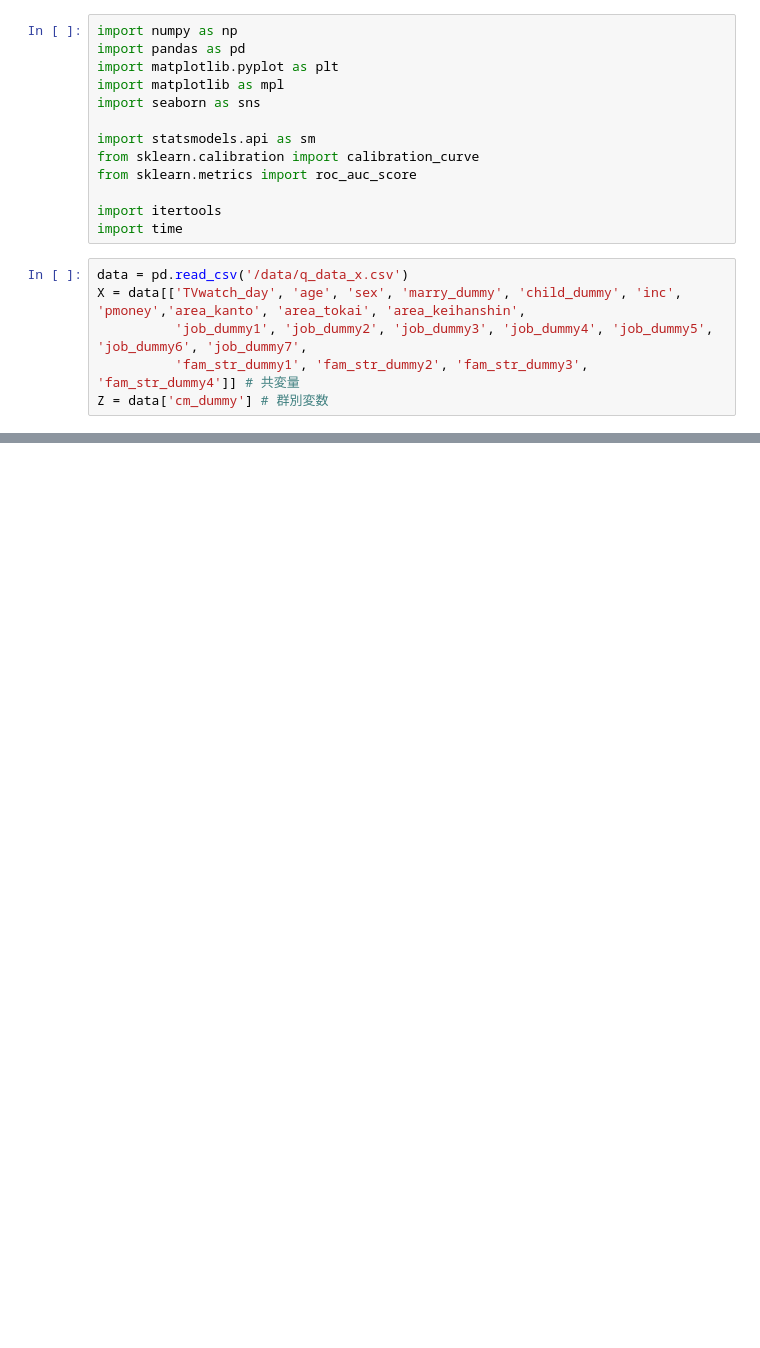
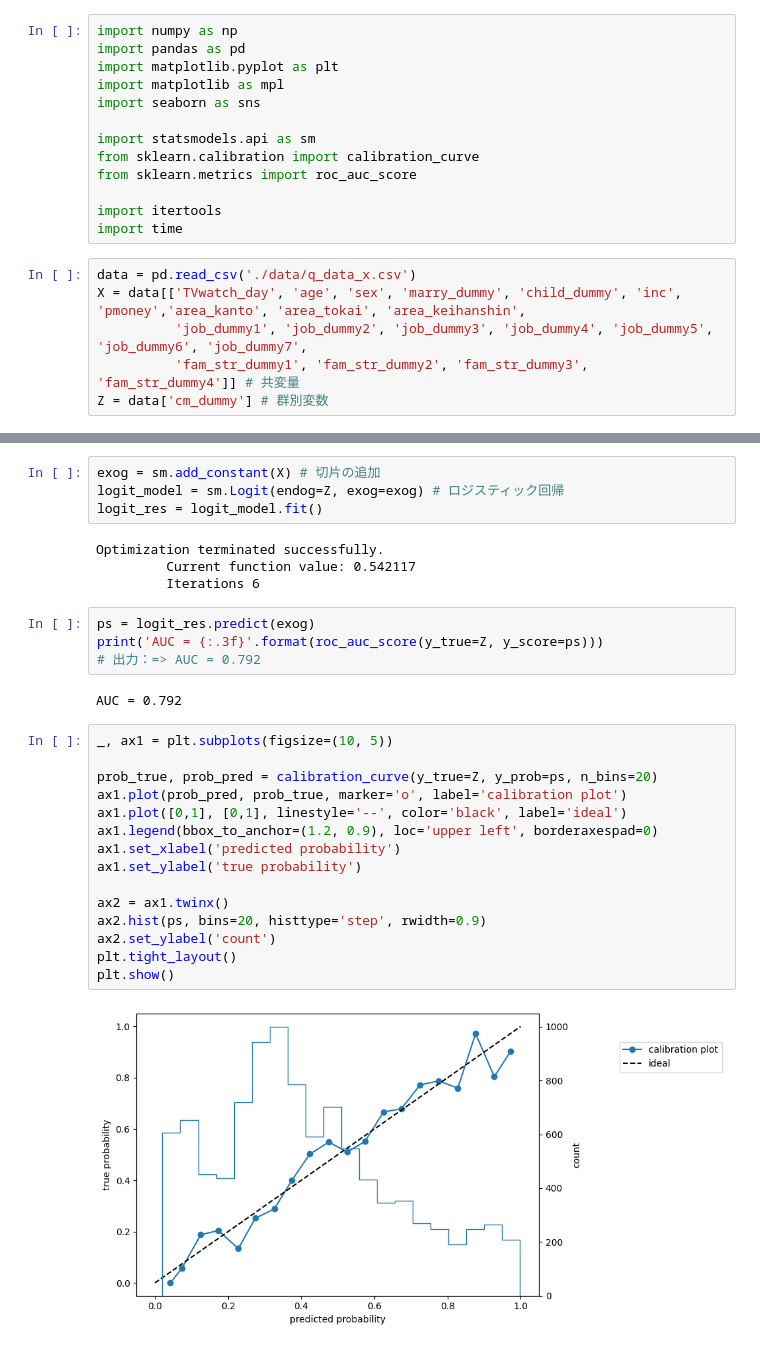
Before and after one commit to uehiratakumu/VScode, a Jupyter notebook: M3_intern/cm.ipynb, the cells around one changed output, grey strips where cells are left out. Cells and saved outputs as stored; diff of their text form; blank space fills up the shorter version.

```diff
--- a/M3_intern/cm.ipynb
+++ b/M3_intern/cm.ipynb
@@ -12,7 +12,7 @@ from sklearn.metrics import roc_auc_score
 import itertools
 import time
 # %%
-data = pd.read_csv('/data/q_data_x.csv')
+data = pd.read_csv('./data/q_data_x.csv')
 X = data[['TVwatch_day', 'age', 'sex', 'marry_dummy', 'child_dummy', 'inc', 'pmoney','area_kanto', 'area_tokai', 'area_keihanshin',
           'job_dummy1', 'job_dummy2', 'job_dummy3', 'job_dummy4', 'job_dummy5', 'job_dummy6', 'job_dummy7',
           'fam_str_dummy1', 'fam_str_dummy2', 'fam_str_dummy3', 'fam_str_dummy4']] # 共変量
@@ -21,0 +31,31 @@ FileNotFoundError: [Errno 2] No such file or directory: '/data/q_data_x.csv'
+# %%
+exog = sm.add_constant(X) # 切片の追加
+logit_model = sm.Logit(endog=Z, exog=exog) # ロジスティック回帰
+logit_res = logit_model.fit()
+# %% [output]
+Optimization terminated successfully.
+         Current function value: 0.542117
+         Iterations 6
+# %%
+ps = logit_res.predict(exog)
+print('AUC = {:.3f}'.format(roc_auc_score(y_true=Z, y_score=ps)))
+# 出力：=> AUC = 0.792
+# %% [output]
+AUC = 0.792
+# %%
+_, ax1 = plt.subplots(figsize=(10, 5))
+
+prob_true, prob_pred = calibration_curve(y_true=Z, y_prob=ps, n_bins=20)
+ax1.plot(prob_pred, prob_true, marker='o', label='calibration plot')
+ax1.plot([0,1], [0,1], linestyle='--', color='black', label='ideal')
+ax1.legend(bbox_to_anchor=(1.2, 0.9), loc='upper left', borderaxespad=0)
+ax1.set_xlabel('predicted probability')
+ax1.set_ylabel('true probability')
+
+ax2 = ax1.twinx()
+ax2.hist(ps, bins=20, histtype='step', rwidth=0.9)
+ax2.set_ylabel('count')
+plt.tight_layout()
+plt.show()
+# %% [output]
+[figure, added]
```
Also changed, not shown: parts of 3 cells of this notebook, 2 other files.
